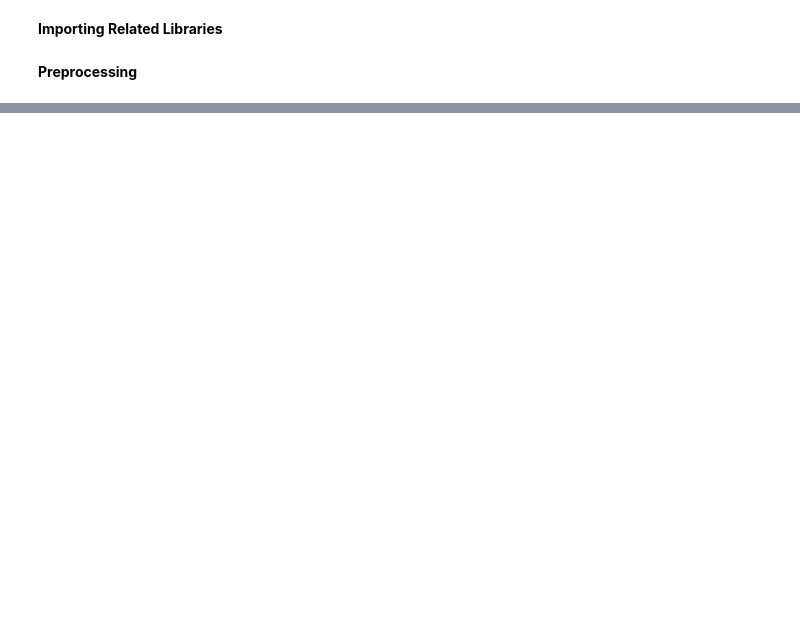
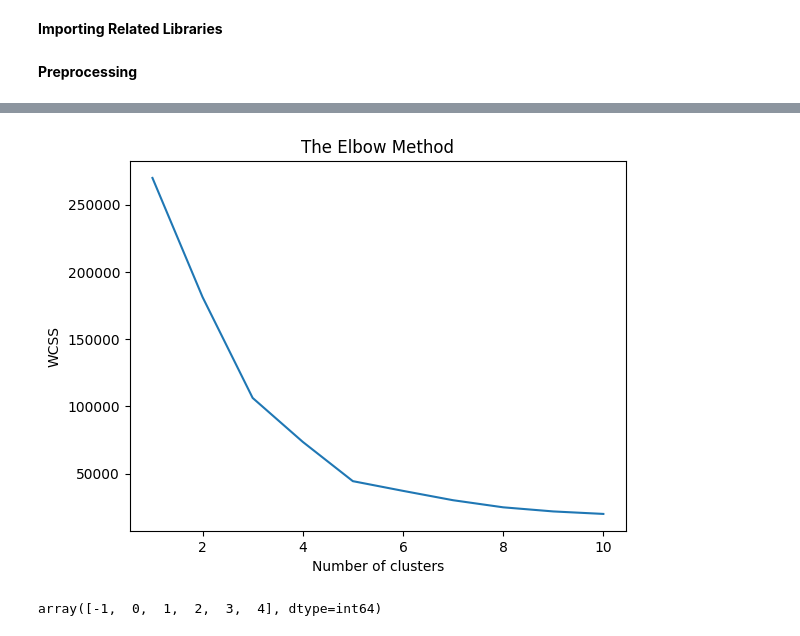
Before and after one commit to Estomihi100103/Clusterisasi-using-Mall-Custumer-Segmentation-Data, a Jupyter notebook: clustering_customer.ipynb, the cells around one changed output, grey strips where cells are left out. Saved outputs shown, nothing was run; the diff lists cells and outputs as text; code cells hidden in the pictures; blank space fills up the shorter version.

```diff
--- a/clustering_customer.ipynb
+++ b/clustering_customer.ipynb
@@ -160,0 +95,14 @@ plt.show()
+# %%
+wcss = []
+for i in range(1,11):
+    kmeans = KMeans(n_clusters= i,
+    init = 'k-means++', max_iter= 300, n_init= 10)
+    kmeans.fit(df)
+    wcss.append(kmeans.inertia_)
+plt.plot(range(1,11), wcss)
+plt.title("The Elbow Method")
+plt.xlabel("Number of clusters")
+plt.ylabel("WCSS")
+plt.show()
+# %% [output]
+[figure, added]
@@ -160,0 +115,4 @@ plt.show()
+# %%
+np.unique(labels)
+# %% [output]
+array([-1,  0,  1,  2,  3,  4], dtype=int64)
```
Also changed, not shown: parts of 33 cells of this notebook.
